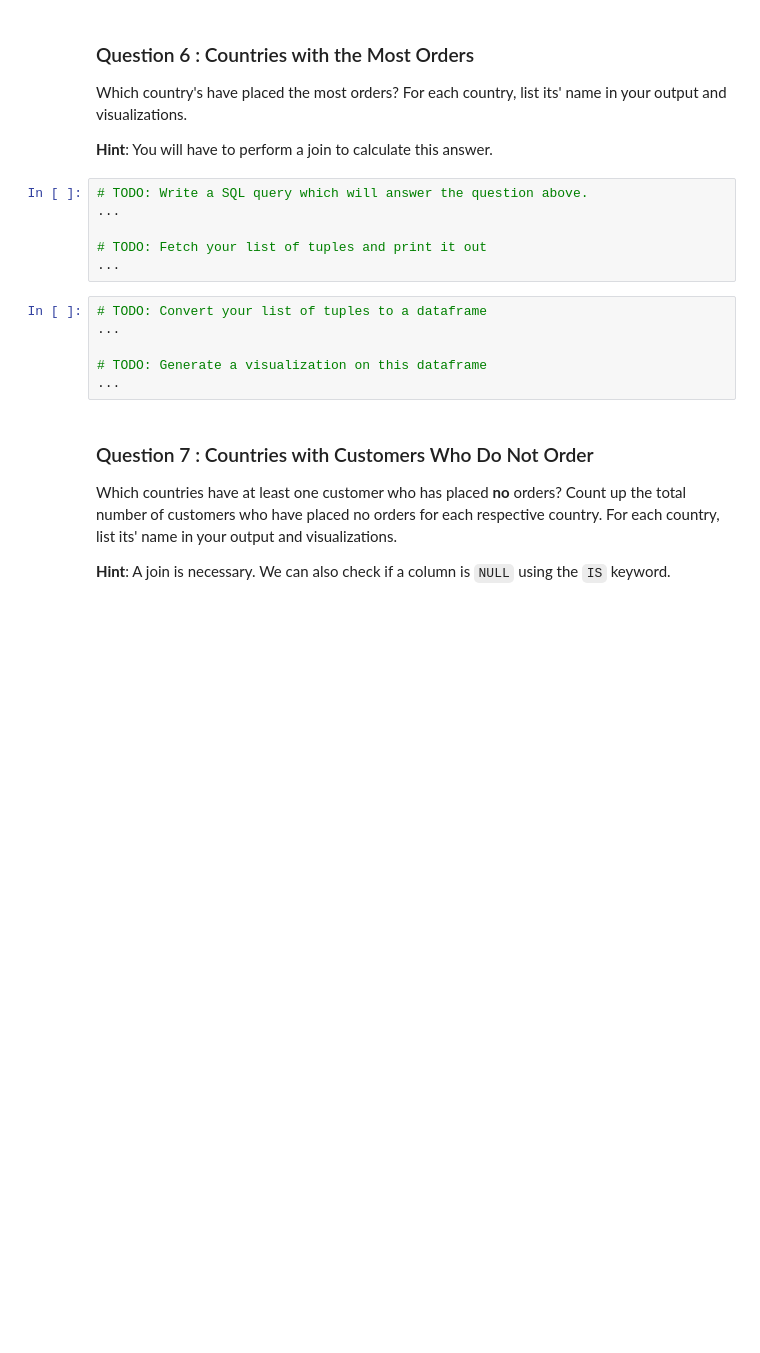
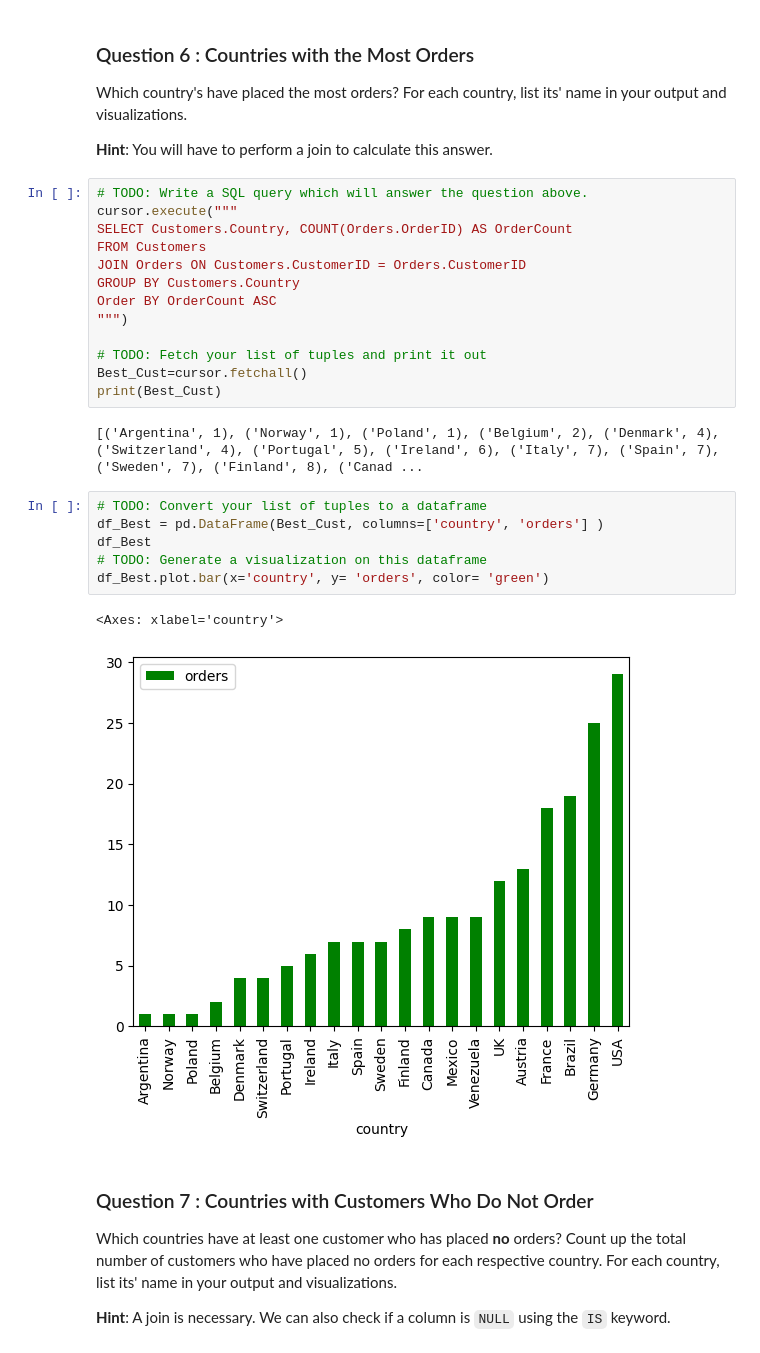
Before and after one commit to jaronly265/SQL-Food-Supplier-Analysis, a Jupyter notebook: adhoc_report.ipynb, the cells around one changed output. Drawn from its saved outputs; the diff is of its cells as text; blank space fills up the shorter version.

```diff
--- a/adhoc_report.ipynb
+++ b/adhoc_report.ipynb
@@ -208,16 +251,28 @@ Which country's have placed the most orders? For each country, list its' name in
 **Hint**: You will have to perform a join to calculate this answer.
 # %%
 # TODO: Write a SQL query which will answer the question above.
-...
+cursor.execute("""
+SELECT Customers.Country, COUNT(Orders.OrderID) AS OrderCount
+FROM Customers
+JOIN Orders ON Customers.CustomerID = Orders.CustomerID
+GROUP BY Customers.Country
+Order BY OrderCount ASC
+""")
 
 # TODO: Fetch your list of tuples and print it out
-...
+Best_Cust=cursor.fetchall()
+print(Best_Cust)
+# %% [output]
+[('Argentina', 1), ('Norway', 1), ('Poland', 1), ('Belgium', 2), ('Denmark', 4), ('Switzerland', 4), ('Portugal', 5), ('Ireland', 6), ('Italy', 7), ('Spain', 7), ('Sweden', 7), ('Finland', 8), ('Canad ...
 # %%
 # TODO: Convert your list of tuples to a dataframe
-...
-
+df_Best = pd.DataFrame(Best_Cust, columns=['country', 'orders'] )
+df_Best
 # TODO: Generate a visualization on this dataframe
-...
+df_Best.plot.bar(x='country', y= 'orders', color= 'green')
+# %% [output]
+<Axes: xlabel='country'>
+[figure, added]
 # %% [markdown]
 ### Question 7 : Countries with Customers Who Do Not Order
 
```
Also changed, not shown: parts of 16 cells of this notebook, 3 other files.
